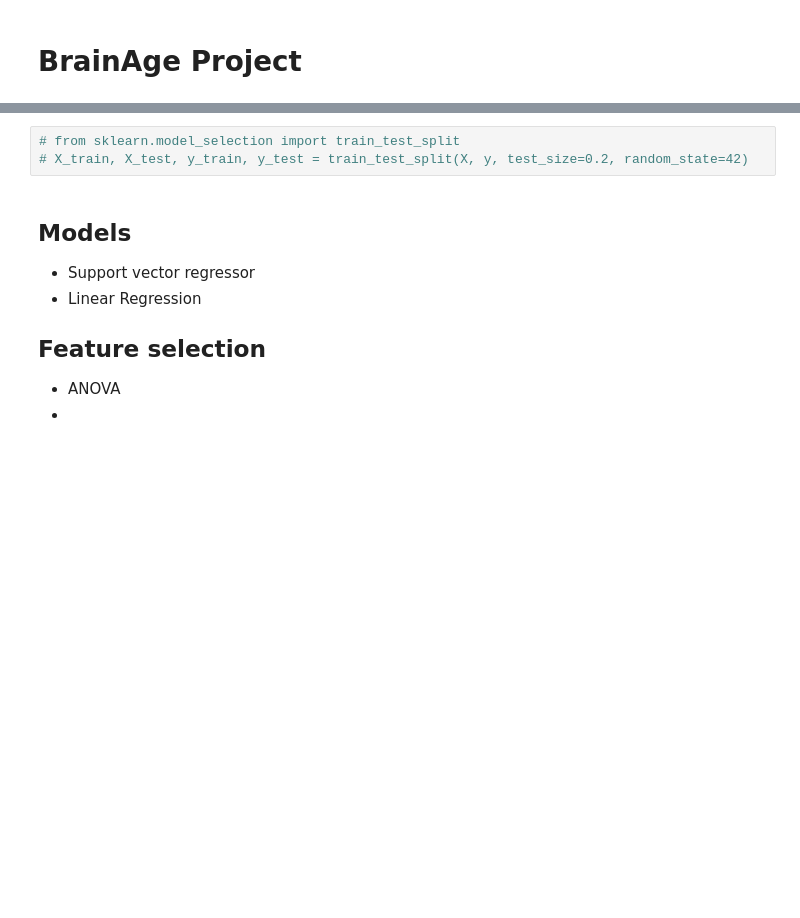
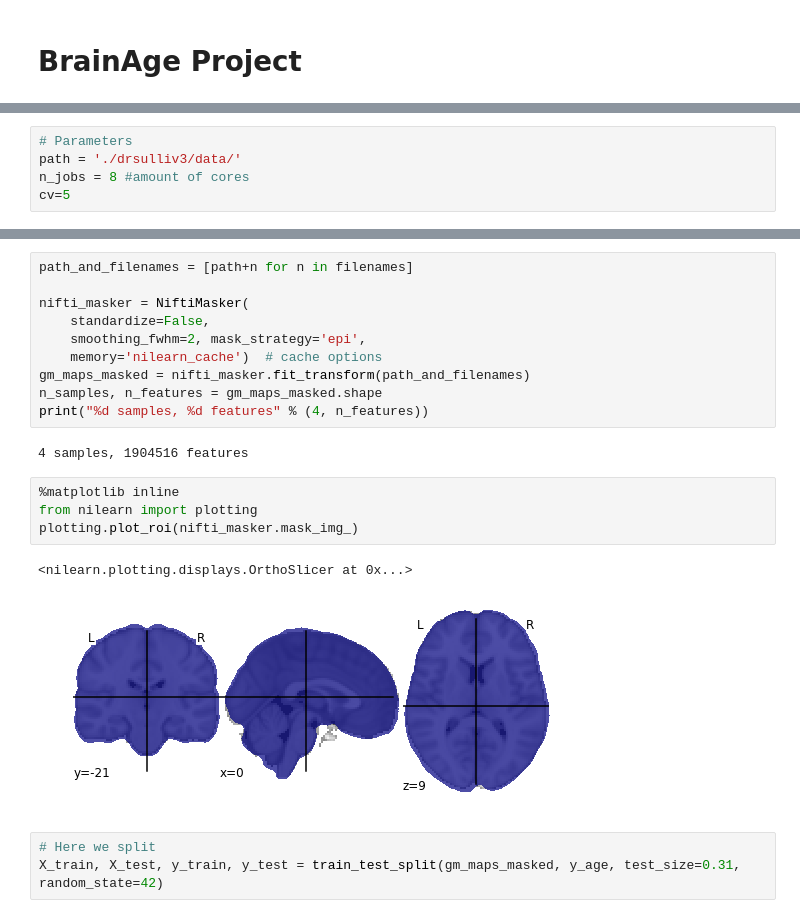
Before and after one commit to danielmlow/brain_age, a Jupyter notebook: validation_models.ipynb, the cells around one changed output, grey strips where cells are left out. Cells and saved outputs as stored; diff of their text form; blank space fills up the shorter version.

Commit message:
second draft of validation_models

```diff
--- a/validation_models.ipynb
+++ b/validation_models.ipynb
@@ -10,0 +16,5 @@ from sklearn.feature_selection import VarianceThreshold, SelectKBest, f_regressi
+# %%
+# Parameters
+path = './drsulliv3/data/'
+n_jobs = 8 #amount of cores
+cv=5
@@ -64,11 +126,22 @@ X = np.array(X)
+# %%
+path_and_filenames = [path+n for n in filenames]
+
+nifti_masker = NiftiMasker(
+    standardize=False,
+    smoothing_fwhm=2, mask_strategy='epi',
+    memory='nilearn_cache')  # cache options
+gm_maps_masked = nifti_masker.fit_transform(path_and_filenames)
+n_samples, n_features = gm_maps_masked.shape
+print("%d samples, %d features" % (4, n_features))
+# %% [output]
+4 samples, 1904516 features
+# %%
+%matplotlib inline
+from nilearn import plotting
+plotting.plot_roi(nifti_masker.mask_img_)
+# %% [output]
+<nilearn.plotting.displays.OrthoSlicer at 0x...>
+[figure, added]
 # %%
-# from sklearn.model_selection import train_test_split
-# X_train, X_test, y_train, y_test = train_test_split(X, y, test_size=0.2, random_state=42)
+# Here we split
+X_train, X_test, y_train, y_test = train_test_split(gm_maps_masked, y_age, test_size=0.31, random_state=42)
-# %% [markdown]
-## Models
-* Support vector regressor
-* Linear Regression
-
-## Feature selection
-* ANOVA
-*
```
Also changed, not shown: parts of 20 cells of this notebook.
